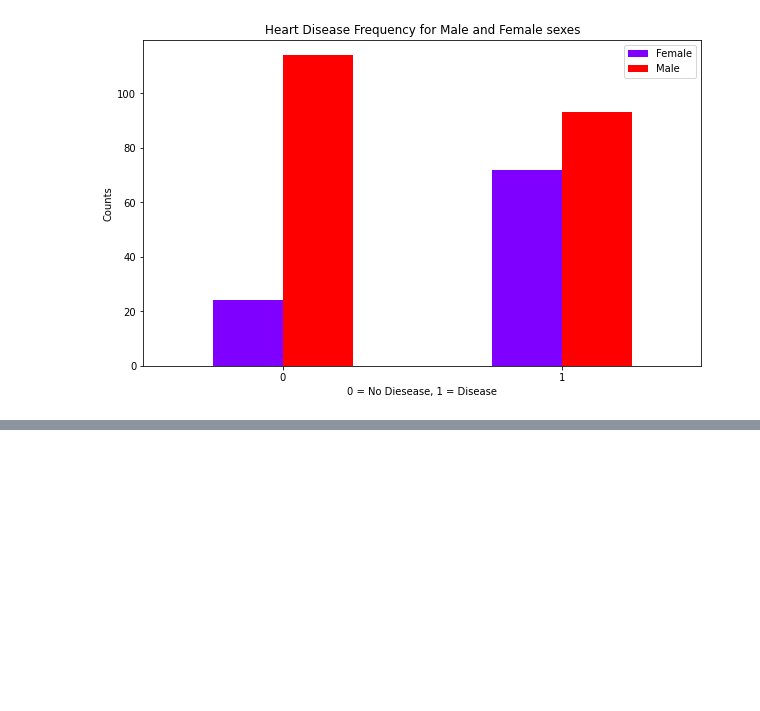
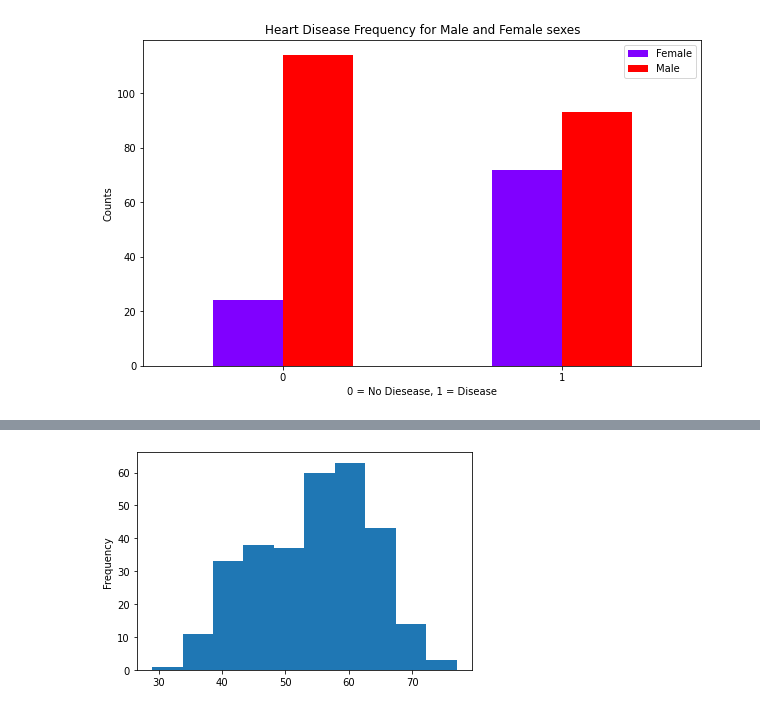
Before and after one commit to ineelhere/Machine-Learning-and-Data-Science, a Jupyter notebook: Milestone Project 1/heart-disease-classification-project.ipynb, the cells around one changed output, grey strips where cells are left out. Cells and saved outputs as stored; diff of their text form; code cells hidden in the pictures; blank space fills up the shorter version.

```diff
--- a/Milestone Project 1/heart-disease-classification-project.ipynb
+++ b/Milestone Project 1/heart-disease-classification-project.ipynb
@@ -172,0 +196,5 @@ plt.xticks(rotation=0);
+# %%
+# age distribution in a histogram
+hd.age.plot.hist();
+# %% [output]
+[figure, added]
```
Also changed, not shown: parts of 7 cells of this notebook.
